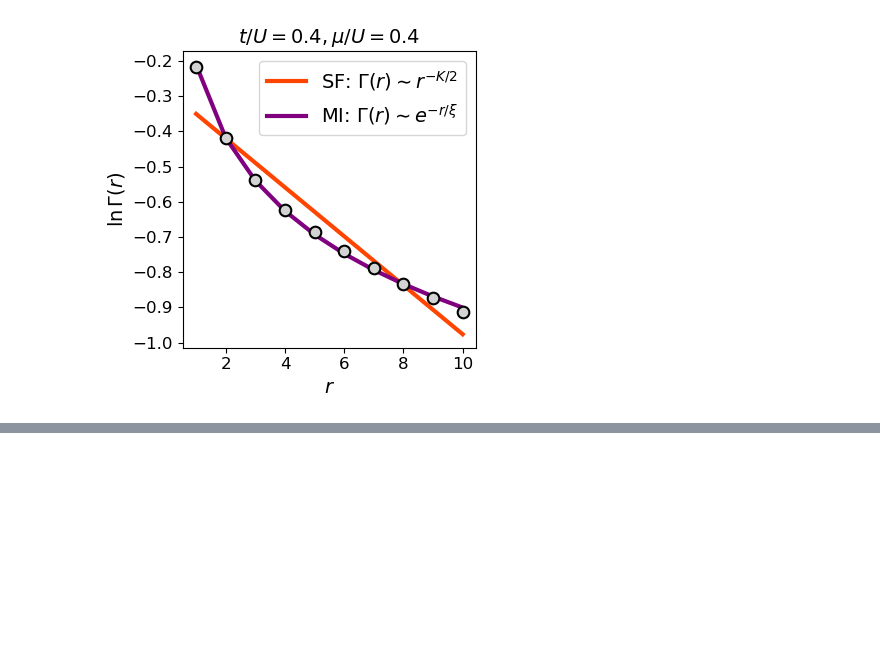
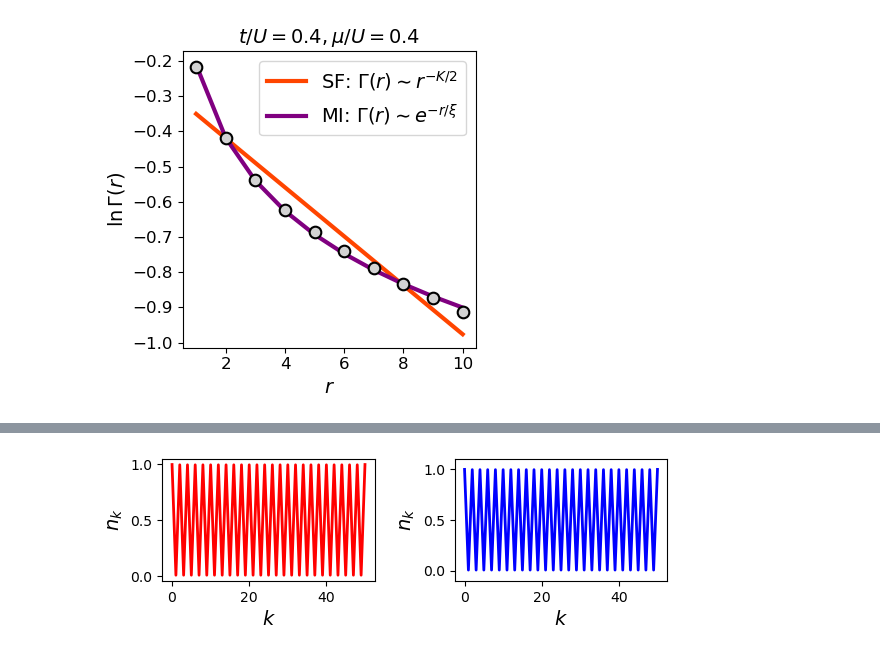
Before and after one commit to mgoloshchapov/Bose-Hubbard-phases, a Jupyter notebook: Bose_Hubbard.ipynb, the cells around one changed output, grey strips where cells are left out. Saved outputs shown, nothing was run; the diff lists cells and outputs as text; code cells hidden in the pictures; blank space fills up the shorter version.

```diff
--- a/Bose_Hubbard.ipynb
+++ b/Bose_Hubbard.ipynb
@@ -233,0 +370,24 @@ __Второй загадочный семинар__
+# %%
+n3, n4 = expect(psi_list[1], "n"), expect(psi_list[4], "n")
+fontsize = 14
+
+figure(figsize=(6,2))
+subplot(121)
+plot(n3, color="red", linewidth=2)
+# ylim(-0.1, 1.1)
+ylabel("\$ n_{k} \$", fontsize=fontsize)
+xlabel("\$ k \$", fontsize=fontsize)
+
+subplot(122)
+plot(n4, color="blue", linewidth=2)
+ylim(-0.1, 1.1)
+ylabel("\$ n_{k} \$", fontsize=fontsize)
+xlabel("\$ k \$", fontsize=fontsize)
+
+tight_layout()
+# savefig("results/edge_states.pdf", dpi=200)
+# savefig("results/edge_states.png", dpi=200)
+
+gcf()
+# %% [output]
+[figure, added]
```
Also changed, not shown: parts of 18 cells of this notebook.
